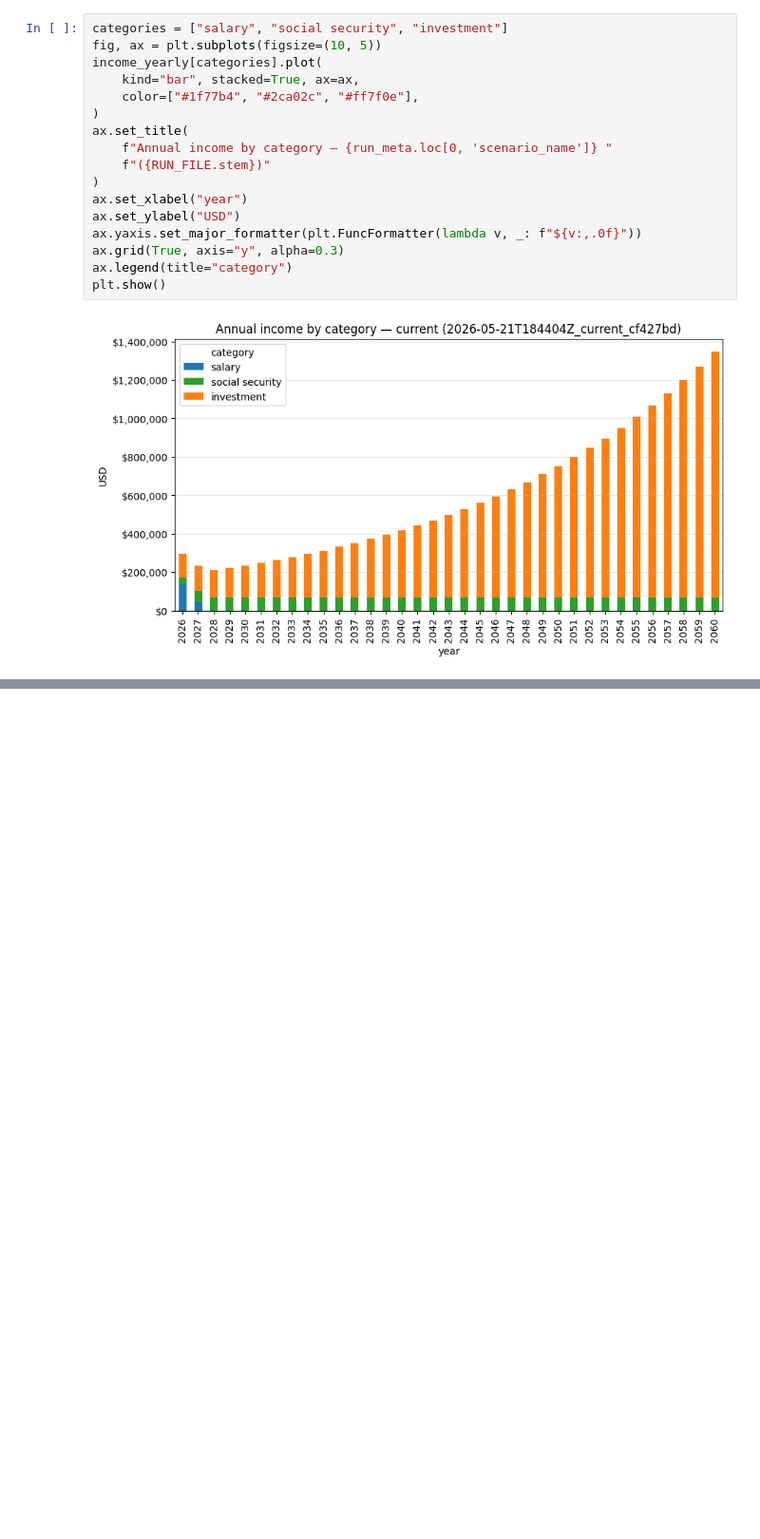
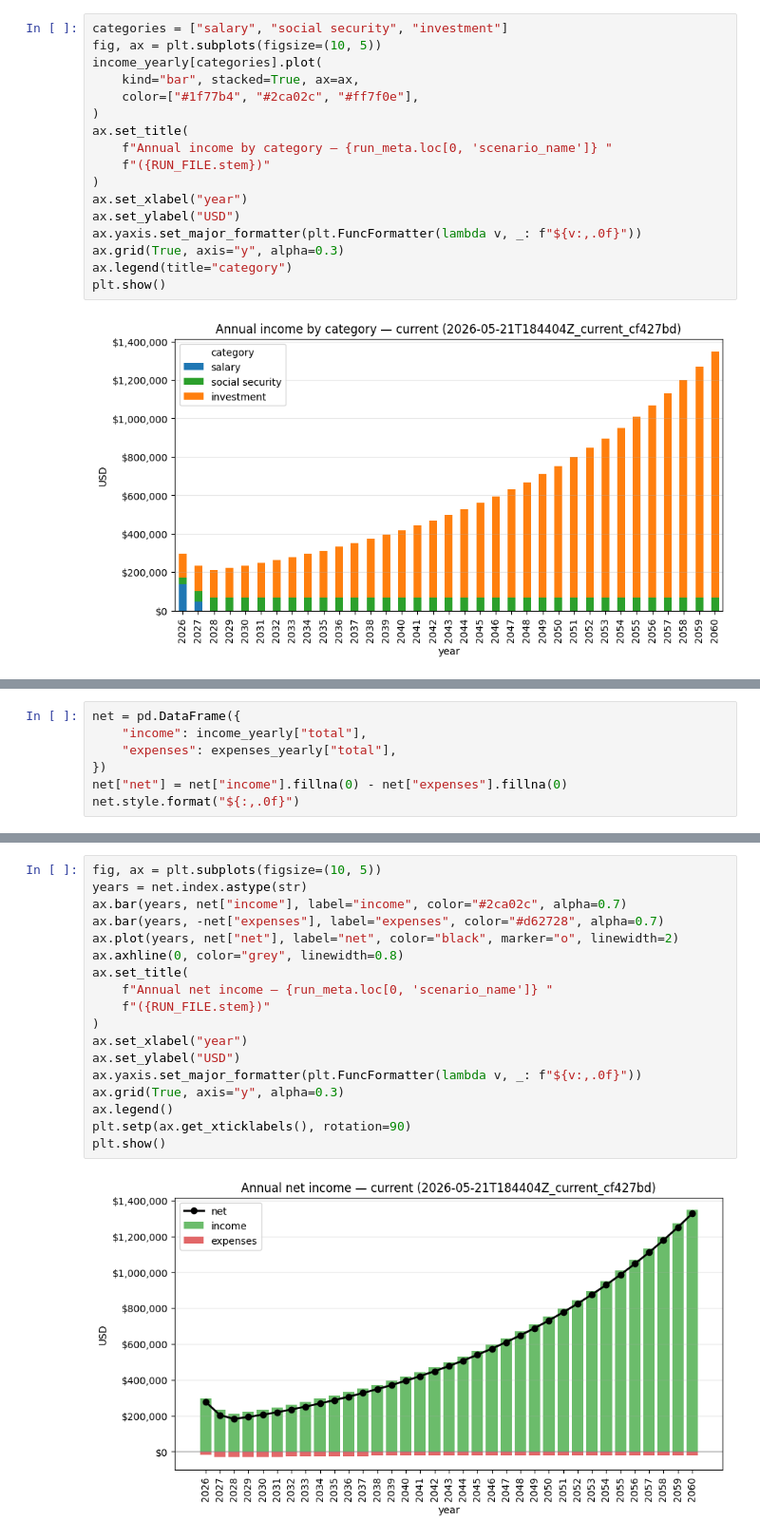
Before and after one commit to BobKerns/analysis, a Jupyter notebook: notebooks/net_worth.ipynb, the cells around one changed output, grey strips where cells are left out. Shown at 95% size. Saved outputs shown, nothing was run; the diff lists cells and outputs as text; blank space fills up the shorter version.

```diff
--- a/notebooks/net_worth.ipynb
+++ b/notebooks/net_worth.ipynb
@@ -230,0 +317,7 @@ plt.show()
+# %%
+net = pd.DataFrame({
+    "income": income_yearly["total"],
+    "expenses": expenses_yearly["total"],
+})
+net["net"] = net["income"].fillna(0) - net["expenses"].fillna(0)
+net.style.format("${:,.0f}")
@@ -230,0 +343,20 @@ plt.show()
+# %%
+fig, ax = plt.subplots(figsize=(10, 5))
+years = net.index.astype(str)
+ax.bar(years, net["income"], label="income", color="#2ca02c", alpha=0.7)
+ax.bar(years, -net["expenses"], label="expenses", color="#d62728", alpha=0.7)
+ax.plot(years, net["net"], label="net", color="black", marker="o", linewidth=2)
+ax.axhline(0, color="grey", linewidth=0.8)
+ax.set_title(
+    f"Annual net income — {run_meta.loc[0, 'scenario_name']} "
+    f"({RUN_FILE.stem})"
+)
+ax.set_xlabel("year")
+ax.set_ylabel("USD")
+ax.yaxis.set_major_formatter(plt.FuncFormatter(lambda v, _: f"${v:,.0f}"))
+ax.grid(True, axis="y", alpha=0.3)
+ax.legend()
+plt.setp(ax.get_xticklabels(), rotation=90)
+plt.show()
+# %% [output]
+[figure, added]
```
Also changed, not shown: parts of 5 cells of this notebook.
